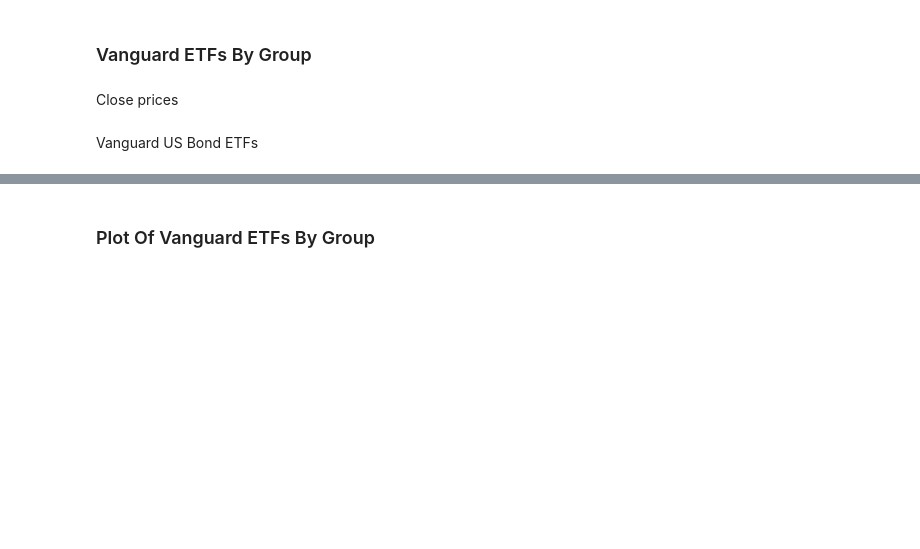
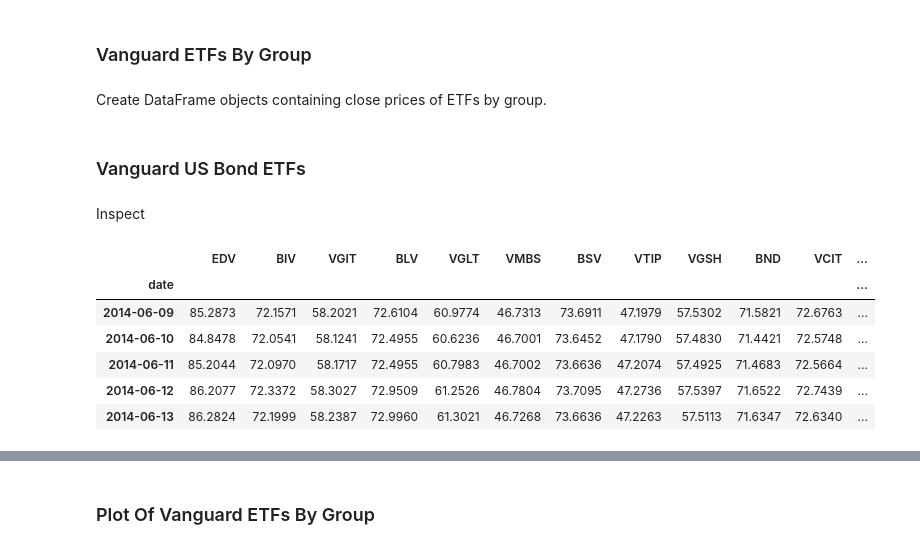
Before and after one commit to DinodC/investing-etf-kelly, a Jupyter notebook: investing_etf_kelly_01.ipynb, the cells around one changed output, grey strips where cells are left out. Cells and saved outputs as stored; diff of their text form; code cells hidden in the pictures; blank space fills up the shorter version.

```diff
--- a/investing_etf_kelly_01.ipynb
+++ b/investing_etf_kelly_01.ipynb
@@ -282,43 +261,53 @@ etf_data.describe()
 # %% [markdown]
 ### Vanguard ETFs By Group
-# %% [markdown]
-Close prices
+# %% [markdown]
+Create DataFrame objects containing close prices of ETFs by group.
 # %%
-#
-id = ['us bonds',
-      'us stocks',
-      'intl bonds',
-      'intl stocks',
-      'sectors']
+# Create list of Vanguard ETF groups
+groups = ['us bonds',
+          'us stocks',
+          'intl bonds',
+          'intl stocks',
+          'sectors']
 
-#
+# Create a dictionary of Vanguard ETF maps
 maps = {'us bonds': etf_us_bonds_map,
         'us stocks': etf_us_stocks_map,
         'intl bonds': etf_intl_bonds_map,
         'intl stocks': etf_intl_stocks_map,
         'sectors': etf_sectors_map}
 
-#
+# Initialize Vanguard ETF close dictionary
 close = {'us bonds': pd.DataFrame(),
          'us stocks': pd.DataFrame(),
          'intl bonds': pd.DataFrame(),
          'intl stocks': pd.DataFrame(),
          'sectors': pd.DataFrame()}
 
-#
-for i in id:
-
+# Update Vanguard ETF close dictionary
+for i in groups:
     # Set tickers
     tickers = maps[i]['Ticker'].tolist()
 
-    #
     res = {}
     for j in range(len(tickers)):
         res[tickers[j]] = etf_data[tickers[j]].close
 
-    #
+    # Update close prices
     close[i] = pd.DataFrame(res)
 # %% [markdown]
-Vanguard US Bond ETFs
+### Vanguard US Bond ETFs
 # %%
 etf_us_bonds_close = close['us bonds']
+# %% [markdown]
+Inspect
+# %%
+etf_us_bonds_close.head()
+# %% [output]
+|  | EDV | BIV | VGIT | BLV | VGLT | VMBS | BSV | VTIP | VGSH | BND | VCIT | ... |
+| date |  |  |  |  |  |  |  |  |  |  |  | ... |
+| 2014-06-09 | 85.2873 | 72.1571 | 58.2021 | 72.6104 | 60.9774 | 46.7313 | 73.6911 | 47.1979 | 57.5302 | 71.5821 | 72.6763 | ... |
+| 2014-06-10 | 84.8478 | 72.0541 | 58.1241 | 72.4955 | 60.6236 | 46.7001 | 73.6452 | 47.1790 | 57.4830 | 71.4421 | 72.5748 | ... |
+| 2014-06-11 | 85.2044 | 72.0970 | 58.1717 | 72.4955 | 60.7983 | 46.7002 | 73.6636 | 47.2074 | 57.4925 | 71.4683 | 72.5664 | ... |
+| 2014-06-12 | 86.2077 | 72.3372 | 58.3027 | 72.9509 | 61.2526 | 46.7804 | 73.7095 | 47.2736 | 57.5397 | 71.6522 | 72.7439 | ... |
+| 2014-06-13 | 86.2824 | 72.1999 | 58.2387 | 72.9960 | 61.3021 | 46.7268 | 73.6636 | 47.2263 | 57.5113 | 71.6347 | 72.6340 | ... |
```
Also changed, not shown: parts of 50 cells of this notebook, 6 other files.
